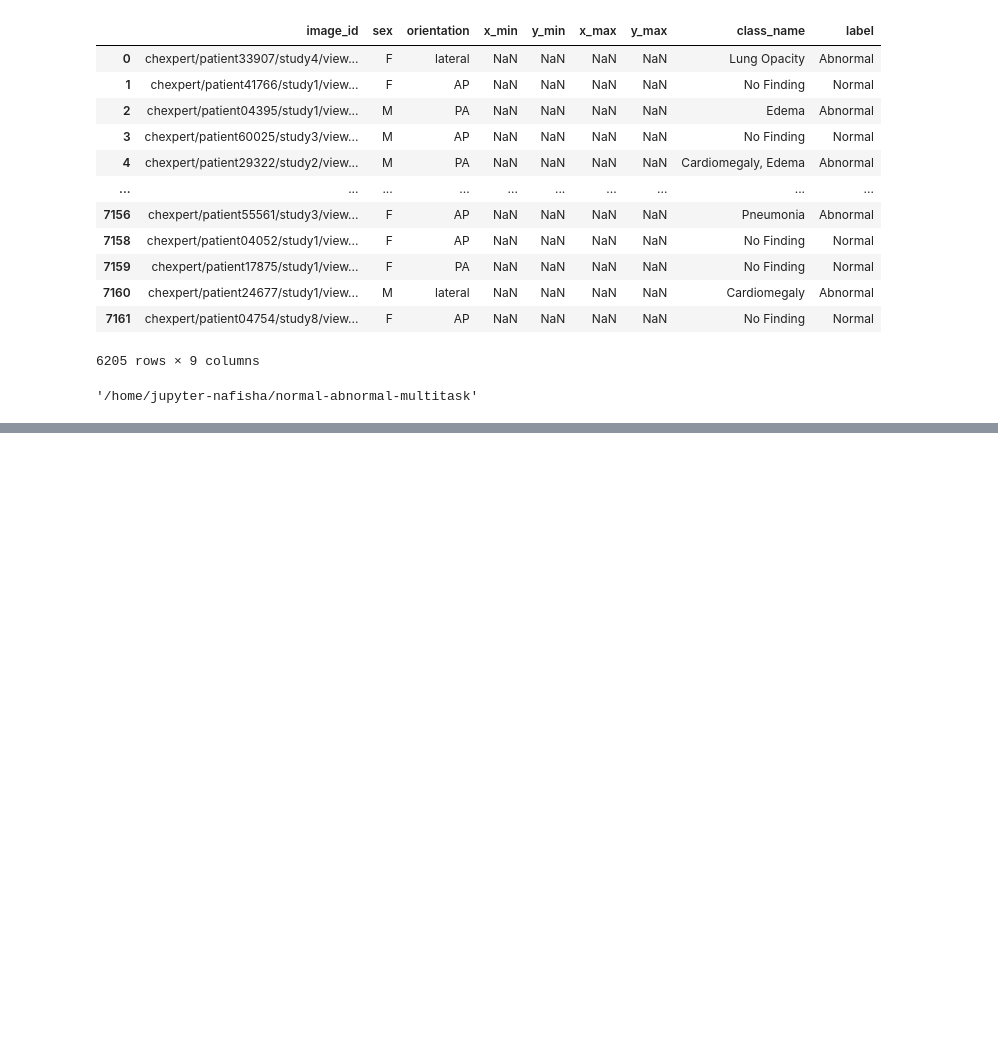
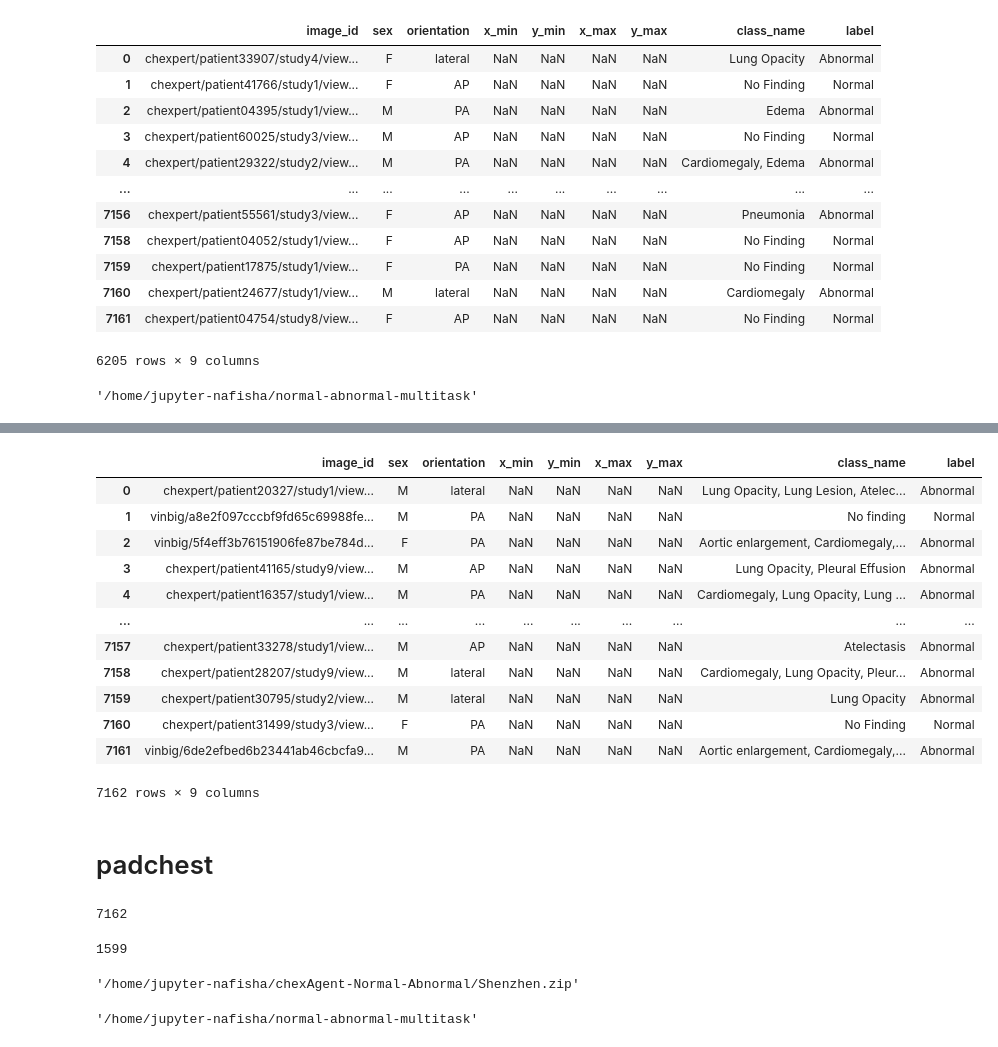
Before and after one commit to Nafishapanacea/normal-abnormal-multitask, a Jupyter notebook: csv.ipynb, the cells around one changed output, grey strips where cells are left out. Drawn from its saved outputs; the diff is of its cells as text; code cells hidden in the pictures; blank space fills up the shorter version.

```diff
--- a/csv.ipynb
+++ b/csv.ipynb
@@ -274,15 +274,7 @@ pwd
 '/home/jupyter-nafisha/normal-abnormal-multitask'
 # %%
 import pandas as pd
-import numpy as np
-
-train_csv = '/home/jupyter-nafisha/normal-abnormal-multitask/CSVs/train.csv'
-test_csv = '/home/jupyter-nafisha/normal-abnormal-multitask/CSVs/test.csv'
-val_csv = '/home/jupyter-nafisha/normal-abnormal-multitask/CSVs/val.csv'
-
-train_data = pd.read_csv(train_csv)
-test_data = pd.read_csv(test_csv)
-val_data = pd.read_csv(val_csv)
-
-len(np.unique(train_data['image_id'])), len(np.unique(test_data['image_id'])), len(np.unique(val_data['image_id']))
+csv_path = '/home/jupyter-nafisha/X-ray-covariates/CSVs/PADCHEST_selected_with_reports.csv'
+data = pd.read_csv(csv_path)
+data
 # %% [output]
@@ -289,0 +294,5 @@ len(np.unique(train_data['image_id'])), len(np.unique(test_data['image_id'])), l
+# %%
+import numpy as np
+
+cols = ['x_min', 'y_min', 'x_max', 'y_max']
+data[cols] = np.nan
@@ -290 +301,3 @@ len(np.unique(train_data['image_id'])), len(np.unique(test_data['image_id'])), l
+# %%
+data = data[['image_id', 'sex', 'orientation', 'x_min', 'y_min', 'x_max', 'y_max', 'class_name', 'label']]
 # %%
@@ -305,0 +305,37 @@ train_data
+# %%
+data
+# %% [output]
+|  | image_id | sex | orientation | x_min | y_min | x_max | y_max | class_name | label |
+| 0 | chexpert/patient20327/study1/view... | M | lateral | NaN | NaN | NaN | NaN | Lung Opacity, Lung Lesion, Atelec... | Abnormal |
+| 1 | vinbig/a8e2f097cccbf9fd65c69988fe... | M | PA | NaN | NaN | NaN | NaN | No finding | Normal |
+| 2 | vinbig/5f4eff3b76151906fe87be784d... | F | PA | NaN | NaN | NaN | NaN | Aortic enlargement, Cardiomegaly,... | Abnormal |
+| 3 | chexpert/patient41165/study9/view... | M | AP | NaN | NaN | NaN | NaN | Lung Opacity, Pleural Effusion | Abnormal |
+| 4 | chexpert/patient16357/study1/view... | M | PA | NaN | NaN | NaN | NaN | Cardiomegaly, Lung Opacity, Lung ... | Abnormal |
+| ... | ... | ... | ... | ... | ... | ... | ... | ... | ... |
+| 7157 | chexpert/patient33278/study1/view... | M | AP | NaN | NaN | NaN | NaN | Atelectasis | Abnormal |
+| 7158 | chexpert/patient28207/study9/view... | M | lateral | NaN | NaN | NaN | NaN | Cardiomegaly, Lung Opacity, Pleur... | Abnormal |
+| 7159 | chexpert/patient30795/study2/view... | M | lateral | NaN | NaN | NaN | NaN | Lung Opacity | Abnormal |
+| 7160 | chexpert/patient31499/study3/view... | F | PA | NaN | NaN | NaN | NaN | No Finding | Normal |
+| 7161 | vinbig/6de2efbed6b23441ab46cbcfa9... | M | PA | NaN | NaN | NaN | NaN | Aortic enlargement, Cardiomegaly,... | Abnormal |
+7162 rows × 9 columns
+# %% [markdown]
+# padchest
+# %%
+2312+ 1160 +874 +2816
+# %% [output]
+7162
+# %%
+717+ 181 +283 +418
+# %% [output]
+1599
+# %%
+import shutil
+dir_path = '/home/jupyter-nafisha/chexAgent-Normal-Abnormal/Shenzhen'
+dest_path = '
+shutil.make_archive(dir_path, 'zip', dir_path)
+# %% [output]
+'/home/jupyter-nafisha/chexAgent-Normal-Abnormal/Shenzhen.zip'
+# %%
+pwd
+# %% [output]
+'/home/jupyter-nafisha/normal-abnormal-multitask'
```
Also changed, not shown: parts of 5 cells of this notebook, 13 other files.
